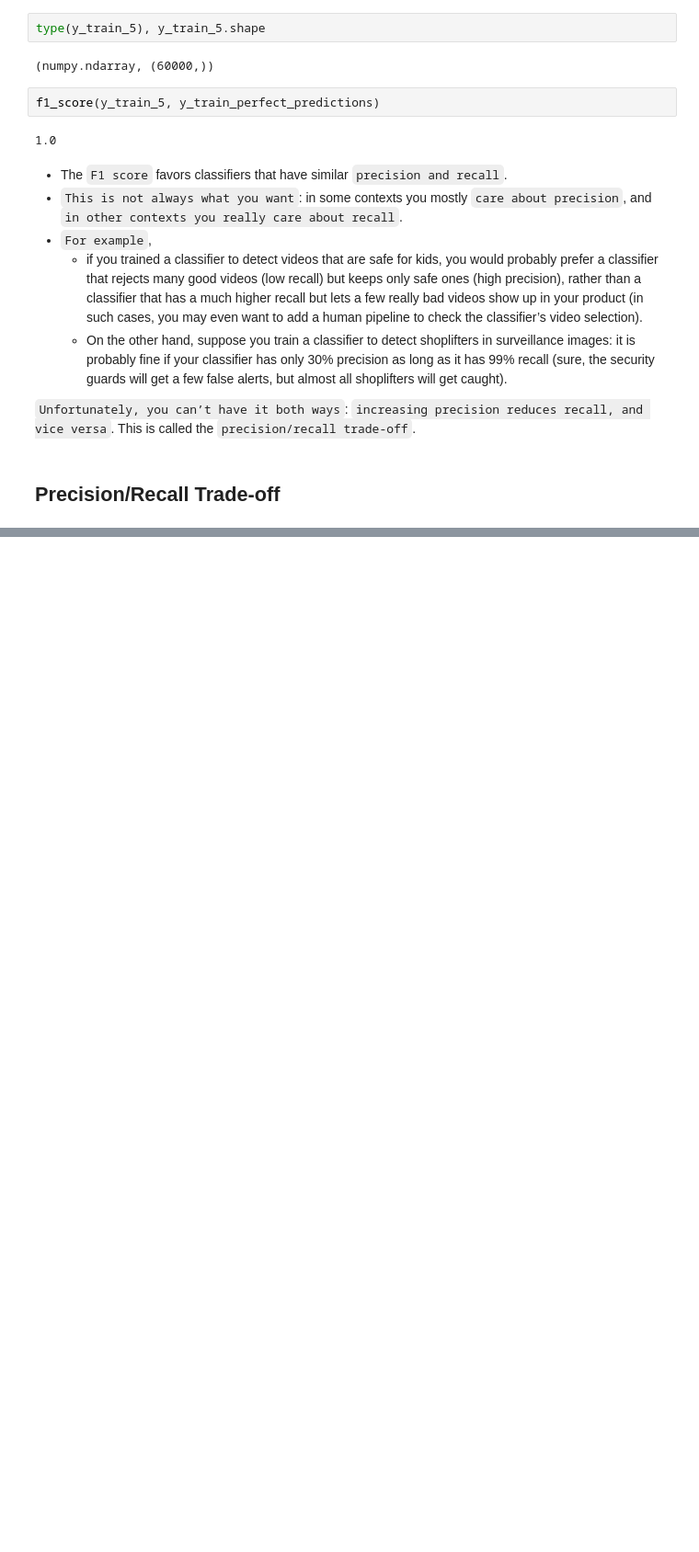
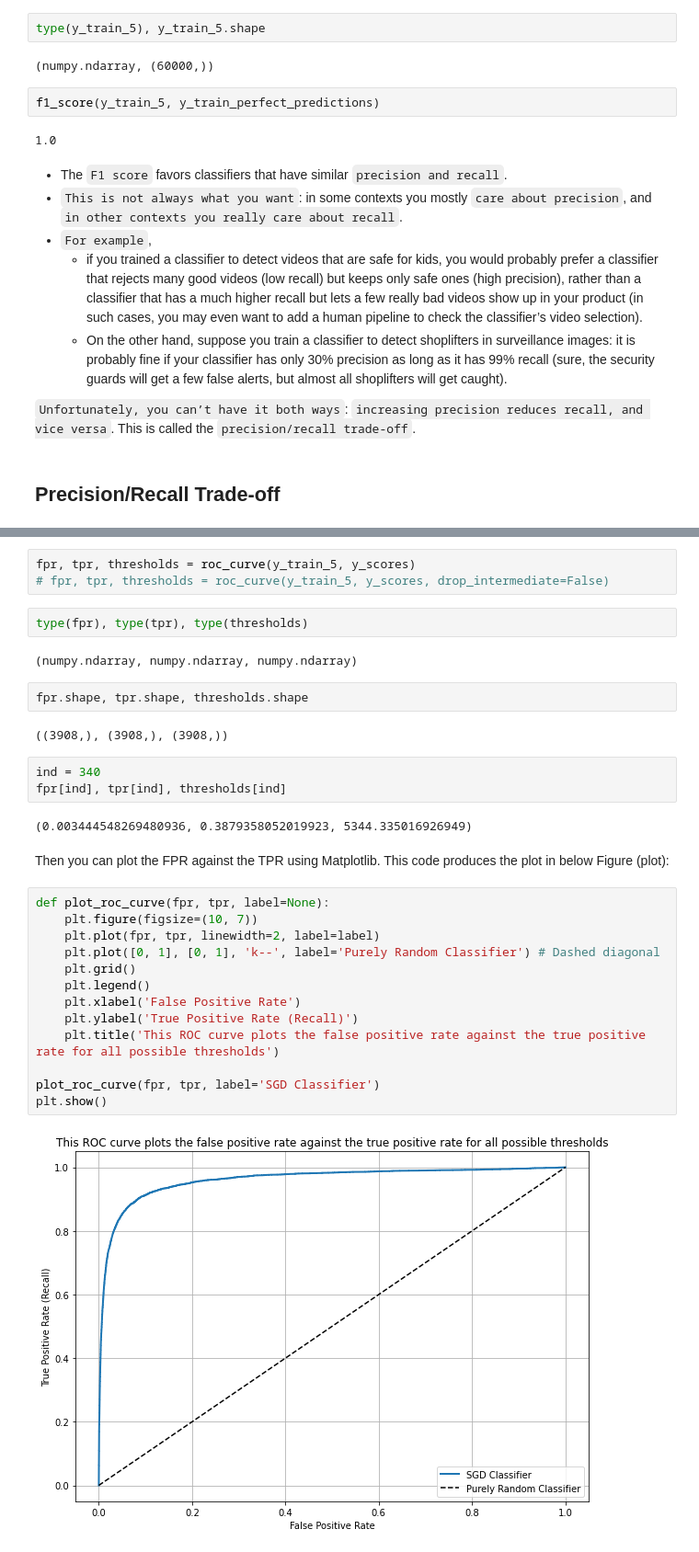
Before and after one commit to SachinGarg10/hands_on_ml_book_projects, a Jupyter notebook: ch3_classification.ipynb, the cells around one changed output, grey strips where cells are left out. Shown: that part at 92% size. Saved outputs shown, nothing was run; the diff lists cells and outputs as text; blank space fills up the shorter version.

```diff
--- a/ch3_classification.ipynb
+++ b/ch3_classification.ipynb
@@ -473,0 +639,33 @@ Figure 3-3 shows a few digits positioned from the lowest score on the left to th
+# %%
+fpr, tpr, thresholds = roc_curve(y_train_5, y_scores)
+# fpr, tpr, thresholds = roc_curve(y_train_5, y_scores, drop_intermediate=False)
+# %%
+type(fpr), type(tpr), type(thresholds)
+# %% [output]
+(numpy.ndarray, numpy.ndarray, numpy.ndarray)
+# %%
+fpr.shape, tpr.shape, thresholds.shape
+# %% [output]
+((3908,), (3908,), (3908,))
+# %%
+ind = 340
+fpr[ind], tpr[ind], thresholds[ind]
+# %% [output]
+(0.003444548269480936, 0.3879358052019923, 5344.335016926949)
+# %% [markdown]
+Then you can plot the FPR against the TPR using Matplotlib. This code produces the plot in below Figure (plot):
+# %%
+def plot_roc_curve(fpr, tpr, label=None):
+    plt.figure(figsize=(10, 7))
+    plt.plot(fpr, tpr, linewidth=2, label=label)
+    plt.plot([0, 1], [0, 1], 'k--', label='Purely Random Classifier') # Dashed diagonal
+    plt.grid()
+    plt.legend()
+    plt.xlabel('False Positive Rate')
+    plt.ylabel('True Positive Rate (Recall)')
+    plt.title('This ROC curve plots the false positive rate against the true positive rate for all possible thresholds')
+
+plot_roc_curve(fpr, tpr, label='SGD Classifier')
+plt.show()
+# %% [output]
+[figure, added]
```
Also changed, not shown: parts of 51 cells of this notebook.
